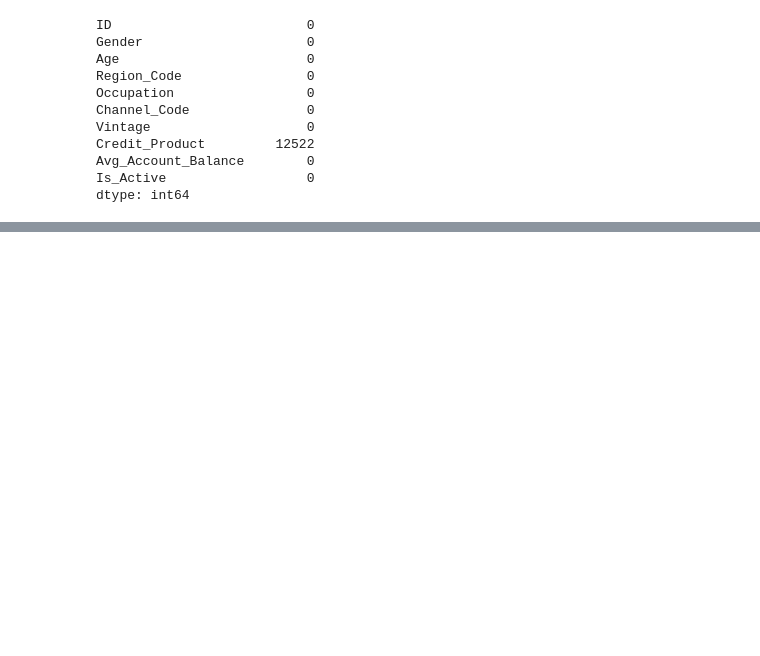
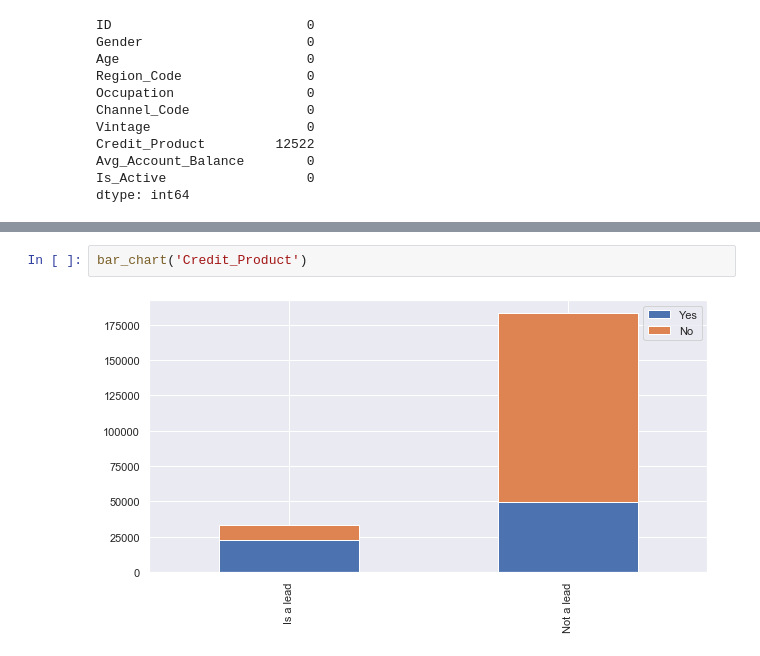
Before and after one commit to karthikramx/Credit-Card-Lead-Prediction, a Jupyter notebook: credit_card_solution.ipynb, the cells around one changed output, grey strips where cells are left out. Drawn from its saved outputs; the diff is of its cells as text; blank space fills up the shorter version.

```diff
--- a/credit_card_solution.ipynb
+++ b/credit_card_solution.ipynb
@@ -122,0 +158,4 @@ dtype: int64
+# %%
+bar_chart('Credit_Product')
+# %% [output]
+[figure, added]
```
Also changed, not shown: parts of 28 cells of this notebook.
